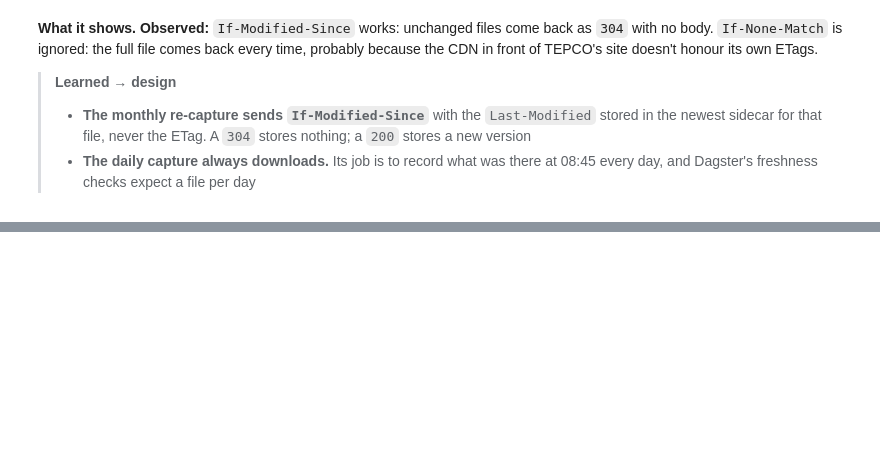
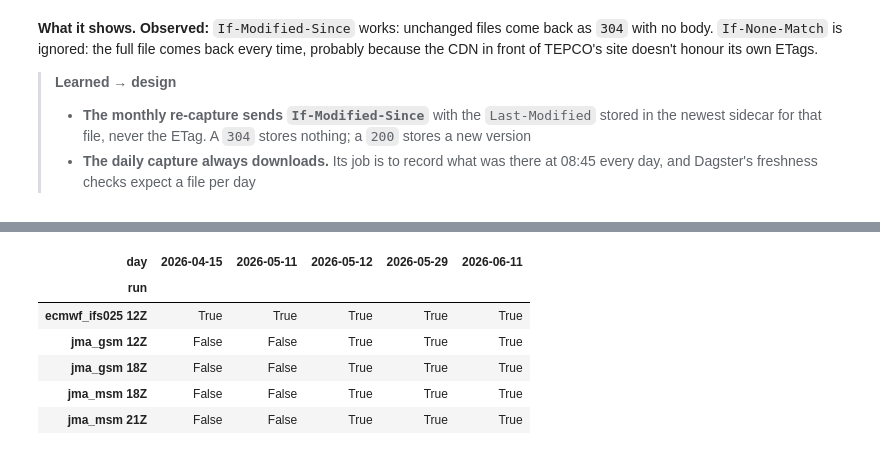
Before and after one commit to iahsanujunda/jtf, a Jupyter notebook: notebooks/01_history_probe.ipynb, the cells around one changed output, grey strips where cells are left out. Drawn from its saved outputs; the diff is of its cells as text; code cells hidden in the pictures; blank space fills up the shorter version.

```diff
--- a/notebooks/01_history_probe.ipynb
+++ b/notebooks/01_history_probe.ipynb
@@ -631,0 +642,28 @@ pd.DataFrame(results)
+# %%
+rows = []
+for model, hour in (
+    ("jma_msm", 18),
+    ("jma_msm", 21),
+    ("jma_gsm", 12),
+    ("jma_gsm", 18),
+    ("ecmwf_ifs025", 12),
+):
+    for day in ("2026-04-15", "2026-05-11", "2026-05-12", "2026-05-29", "2026-06-11"):
+        run = f"{day}T{hour:02d}:00"
+        params = {**tokyo, "hourly": "cloud_cover", "models": model, "run": run}
+        raw, _ = get(
+            FetchItem(
+                "openmeteo_single_runs_scan", f"{model}_{run}.json", SINGLE_RUNS, params=params
+            )
+        )
+        data = json.loads(raw)
+        rows.append({"run": f"{model} {hour:02d}Z", "day": day, "archived": "error" not in data})
+pd.DataFrame(rows).pivot(index="run", columns="day", values="archived")
+# %% [output]
+| day | 2026-04-15 | 2026-05-11 | 2026-05-12 | 2026-05-29 | 2026-06-11 |
+| run |  |  |  |  |  |
+| ecmwf_ifs025 12Z | True | True | True | True | True |
+| jma_gsm 12Z | False | False | True | True | True |
+| jma_gsm 18Z | False | False | True | True | True |
+| jma_msm 18Z | False | False | True | True | True |
+| jma_msm 21Z | False | False | True | True | True |
```
Also changed, not shown: parts of 4 cells of this notebook, 1 other file.
